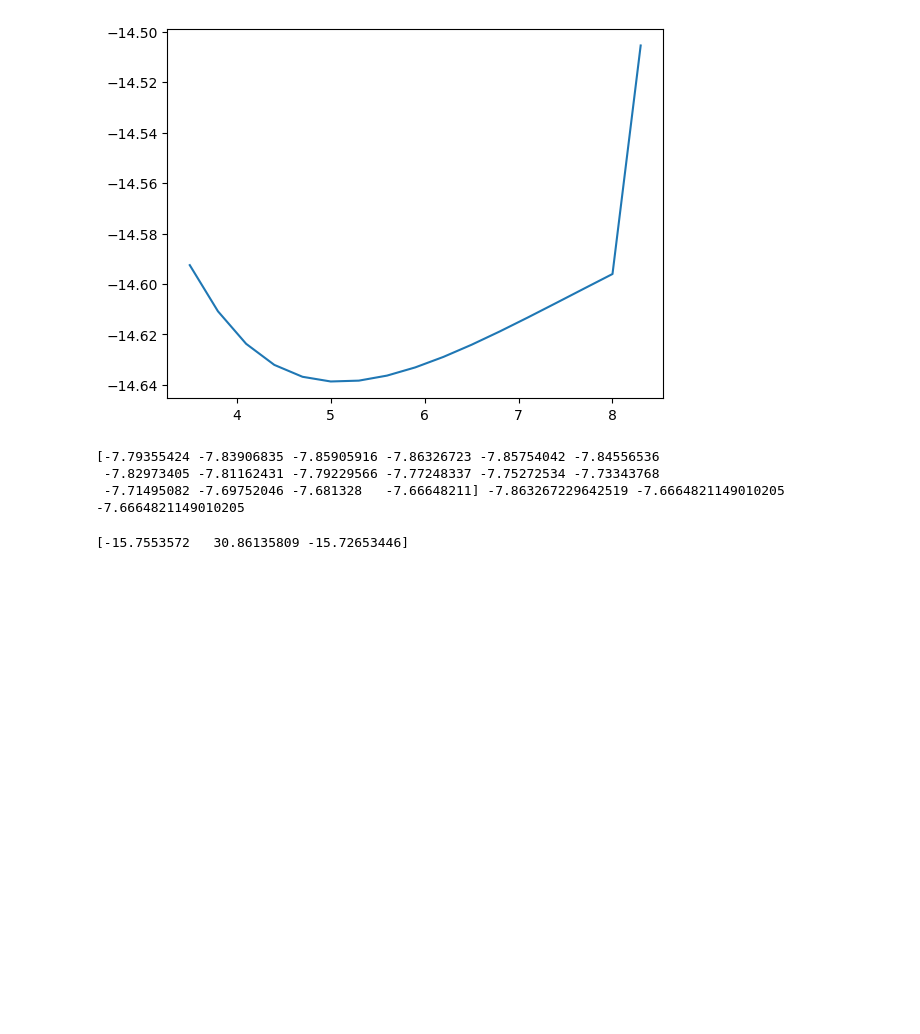
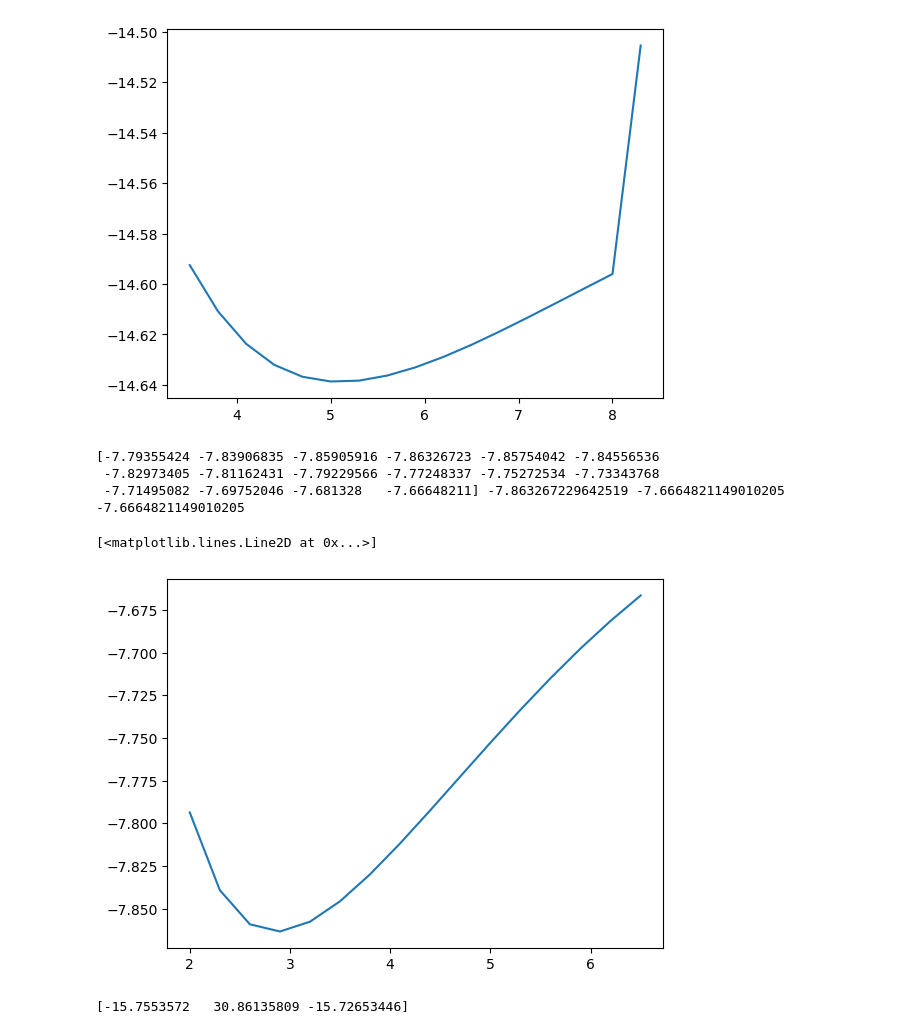
Before and after one commit to K-Class/Studying-Pennylane, a Jupyter notebook: Pennylane Qhack 2024.ipynb, the cells around one changed output. Drawn from its saved outputs; the diff is of its cells as text; code cells hidden in the pictures; blank space fills up the shorter version.

```diff
--- a/Pennylane Qhack 2024.ipynb
+++ b/Pennylane Qhack 2024.ipynb
@@ -122,11 +136,15 @@ plt.plot(molecules["Li2"]["bond lengths"], hf_energies)
 # %%
 hf_energies = potential_energy_surface(molecules["LiH"]["symbols"], molecules["LiH"]["bond lengths"])
 
 print(hf_energies, hf_energies[np.argmin(hf_energies)], hf_energies[np.argmax(hf_energies)], hf_energies[-1])
+
+plt.plot(molecules["LiH"]["bond lengths"], hf_energies)
 # %% [output]
 [-7.79355424 -7.83906835 -7.85905916 -7.86326723 -7.85754042 -7.84556536
  -7.82973405 -7.81162431 -7.79229566 -7.77248337 -7.75272534 -7.73343768
  -7.71495082 -7.69752046 -7.681328   -7.66648211] -7.863267229642519 -7.6664821149010205 -7.6664821149010205
+[<matplotlib.lines.Line2D at 0x...>]
+[figure, added]
 # %%
 def circuit(oracle):
     qml.Oracle(wires = [0, 1, 2])
```
Also changed, not shown: parts of 3 cells of this notebook.
